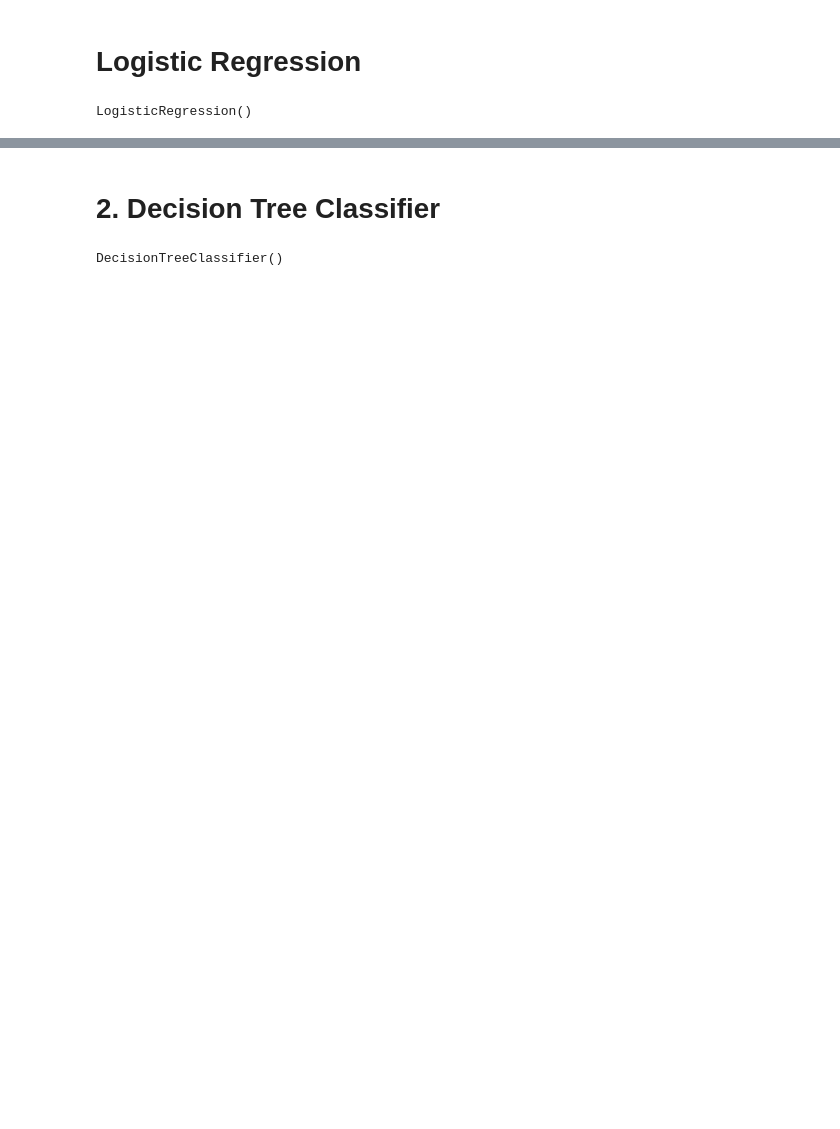
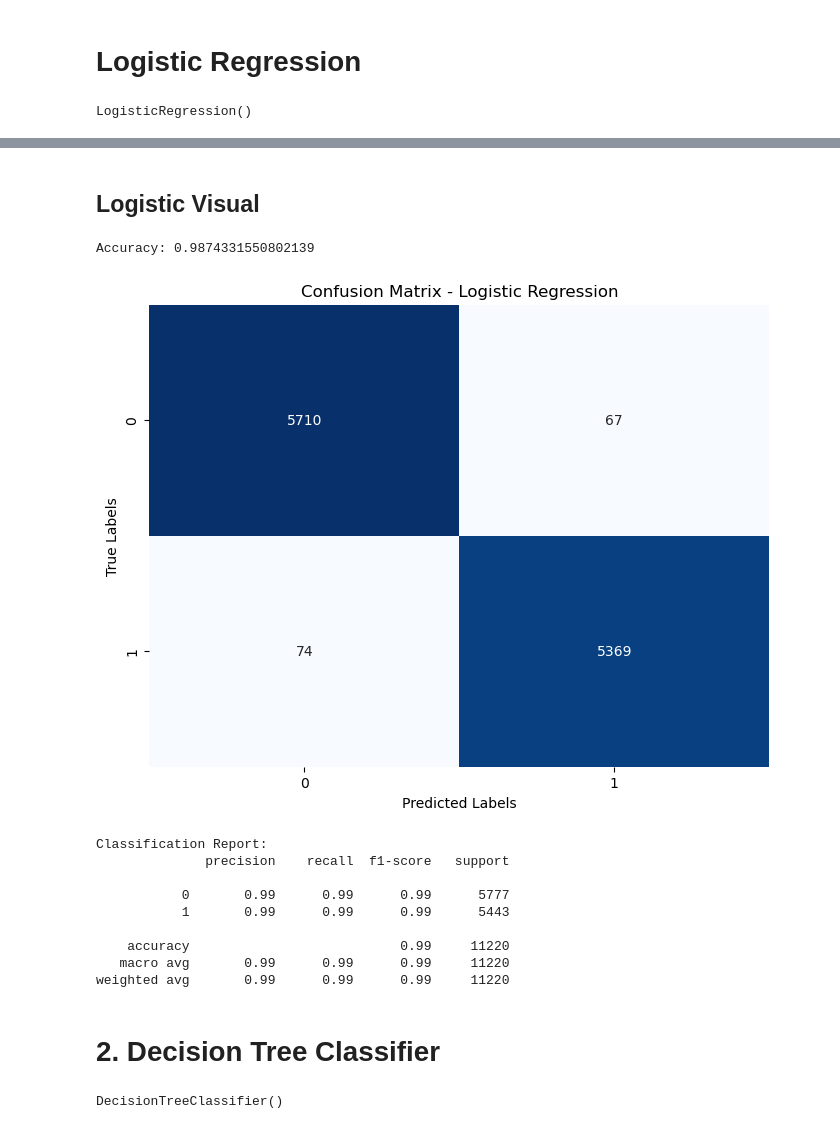
Before and after one commit to frdrckj/Fake-News-Detection, a Jupyter notebook: fake_news_detection.ipynb, the cells around one changed output, grey strips where cells are left out. Cells and saved outputs as stored; diff of their text form; code cells hidden in the pictures; blank space fills up the shorter version.

```diff
--- a/fake_news_detection.ipynb
+++ b/fake_news_detection.ipynb
@@ -317,6 +302,47 @@ print(classification_report(y_test, pred_lr))
     accuracy                           0.99     11220
    macro avg       0.99      0.99      0.99     11220
 weighted avg       0.99      0.99      0.99     11220
+# %% [markdown]
+## Logistic Visual
+# %%
+from sklearn.metrics import confusion_matrix, classification_report
+import seaborn as sns
+import matplotlib.pyplot as plt
+
+LR = LogisticRegression()
+LR.fit(xv_train, y_train)
+
+# Predictions
+pred_lr = LR.predict(xv_test)
+
+# accuracy
+accuracy = LR.score(xv_test, y_test)
+print("Accuracy:", accuracy)
+
+# confusion matrix
+cm = confusion_matrix(y_test, pred_lr)
+
+plt.figure(figsize=(8, 6))
+sns.heatmap(cm, annot=True, fmt="d", cmap="Blues", cbar=False)
+plt.xlabel("Predicted Labels")
+plt.ylabel("True Labels")
+plt.title("Confusion Matrix - Logistic Regression")
+plt.show()
+
+print("\nClassification Report:")
+print(classification_report(y_test, pred_lr))
+# %% [output]
+Accuracy: 0.9874331550802139
+[figure, added]
+Classification Report:
+              precision    recall  f1-score   support
+
+           0       0.99      0.99      0.99      5777
+           1       0.99      0.99      0.99      5443
+
+    accuracy                           0.99     11220
+   macro avg       0.99      0.99      0.99     11220
+weighted avg       0.99      0.99      0.99     11220
 # %% [markdown]
 # 2. Decision Tree Classifier
 # %%
```
Also changed, not shown: parts of 27 cells of this notebook.
